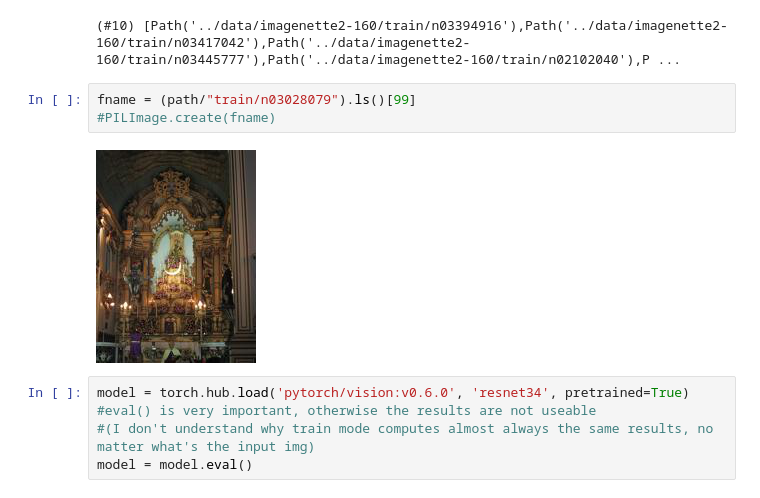
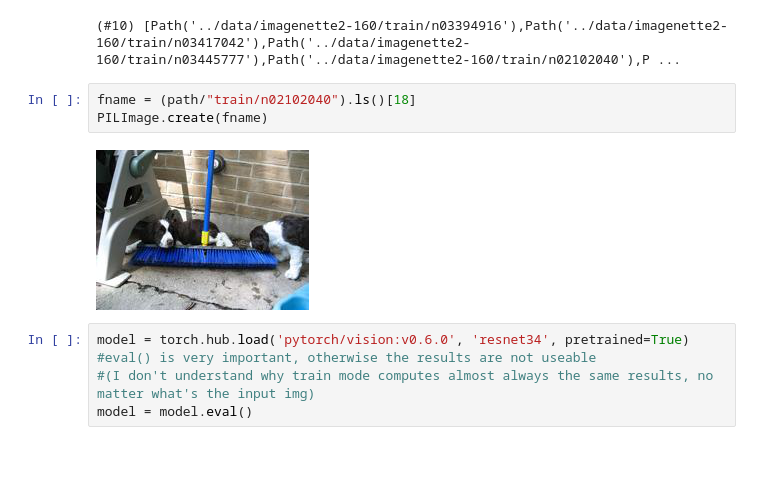
Before and after one commit to apstuff/augmentation-impact, a Jupyter notebook: notebooks/augmentation_control.ipynb, the cells around one changed output. Drawn from its saved outputs; the diff is of its cells as text; blank space fills up the shorter version.

```diff
--- a/notebooks/augmentation_control.ipynb
+++ b/notebooks/augmentation_control.ipynb
@@ -24,10 +24,10 @@ Path('../data/imagenette2-160')
 # %% [output]
 (#10) [Path('../data/imagenette2-160/train/n03394916'),Path('../data/imagenette2-160/train/n03417042'),Path('../data/imagenette2-160/train/n03445777'),Path('../data/imagenette2-160/train/n02102040'),P ...
 # %%
-fname = (path/"train/n03028079").ls()[99]
-#PILImage.create(fname)
+fname = (path/"train/n02102040").ls()[18]
+PILImage.create(fname)
 # %% [output]
-[figure, old version]
+[figure, new version]
 # %%
 model = torch.hub.load('pytorch/vision:v0.6.0', 'resnet34', pretrained=True)
 #eval() is very important, otherwise the results are not useable
```
Also changed, not shown: parts of 23 cells of this notebook, 1 other file.
